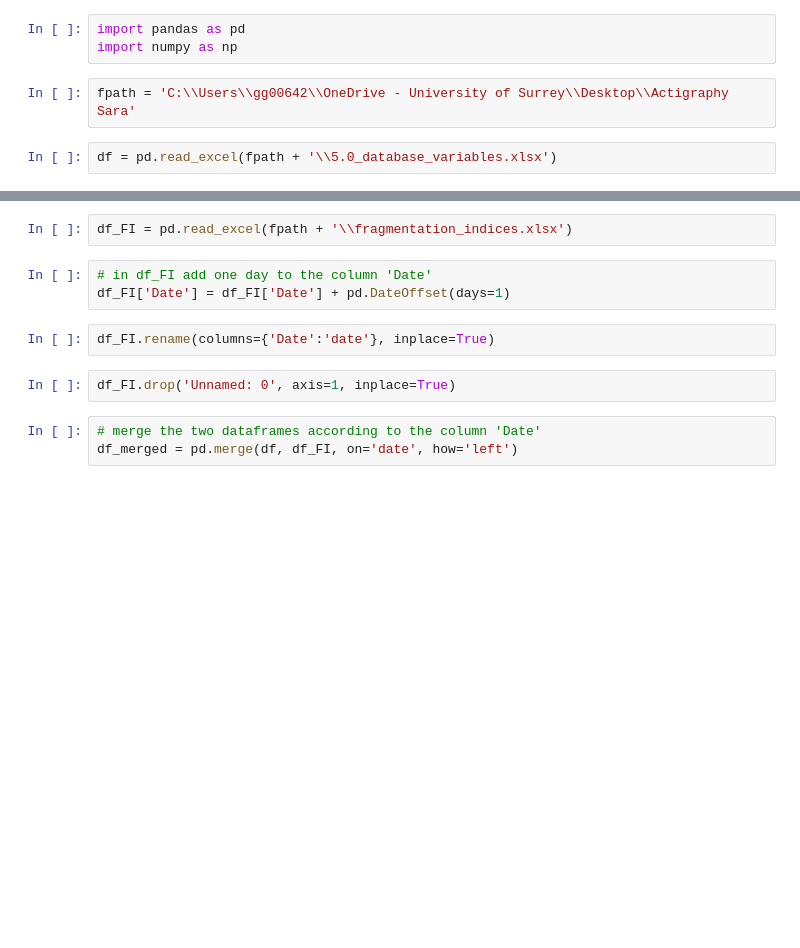
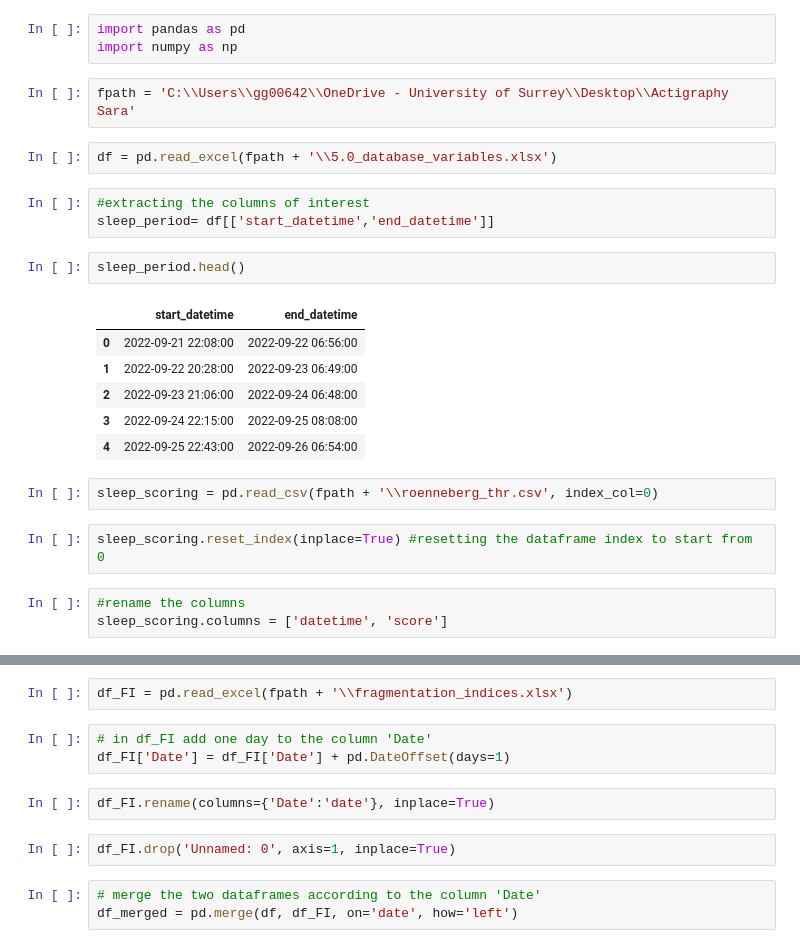
Before and after one commit to Gianluca-cnd/Case_report_uk_VS_ita, a Jupyter notebook: add_FI.ipynb, the cells around one changed output, grey strips where cells are left out. Cells and saved outputs as stored; diff of their text form; blank space fills up the shorter version.

```diff
--- a/add_FI.ipynb
+++ b/add_FI.ipynb
@@ -5,3 +5,22 @@ import numpy as np
 fpath = 'C:\\Users\\gg00642\\OneDrive - University of Surrey\\Desktop\\Actigraphy Sara'
 # %%
 df = pd.read_excel(fpath + '\\5.0_database_variables.xlsx')
+# %%
+#extracting the columns of interest
+sleep_period= df[['start_datetime','end_datetime']]
+# %%
+sleep_period.head()
+# %% [output]
+|  | start_datetime | end_datetime |
+| 0 | 2022-09-21 22:08:00 | 2022-09-22 06:56:00 |
+| 1 | 2022-09-22 20:28:00 | 2022-09-23 06:49:00 |
+| 2 | 2022-09-23 21:06:00 | 2022-09-24 06:48:00 |
+| 3 | 2022-09-24 22:15:00 | 2022-09-25 08:08:00 |
+| 4 | 2022-09-25 22:43:00 | 2022-09-26 06:54:00 |
+# %%
+sleep_scoring = pd.read_csv(fpath + '\\roenneberg_thr.csv', index_col=0)
+# %%
+sleep_scoring.reset_index(inplace=True) #resetting the dataframe index to start from 0
+# %%
+#rename the columns
+sleep_scoring.columns = ['datetime', 'score']
```
Also changed, not shown: parts of 8 cells of this notebook, 1 other file.
